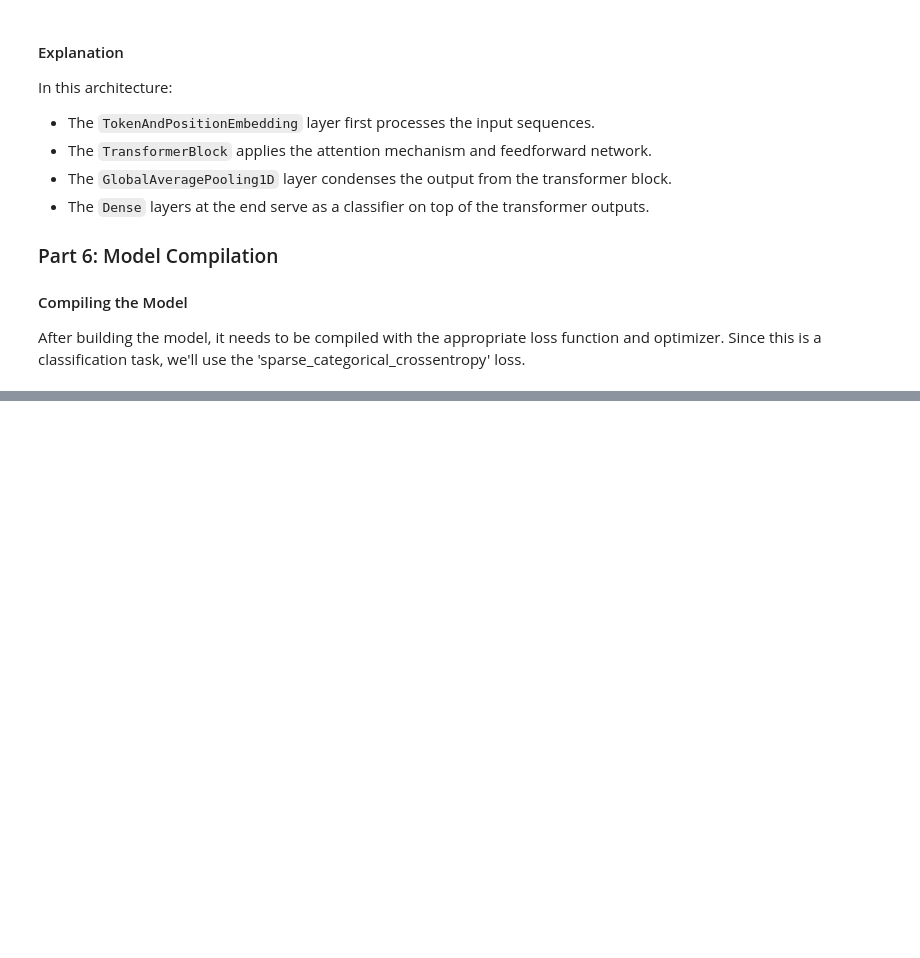
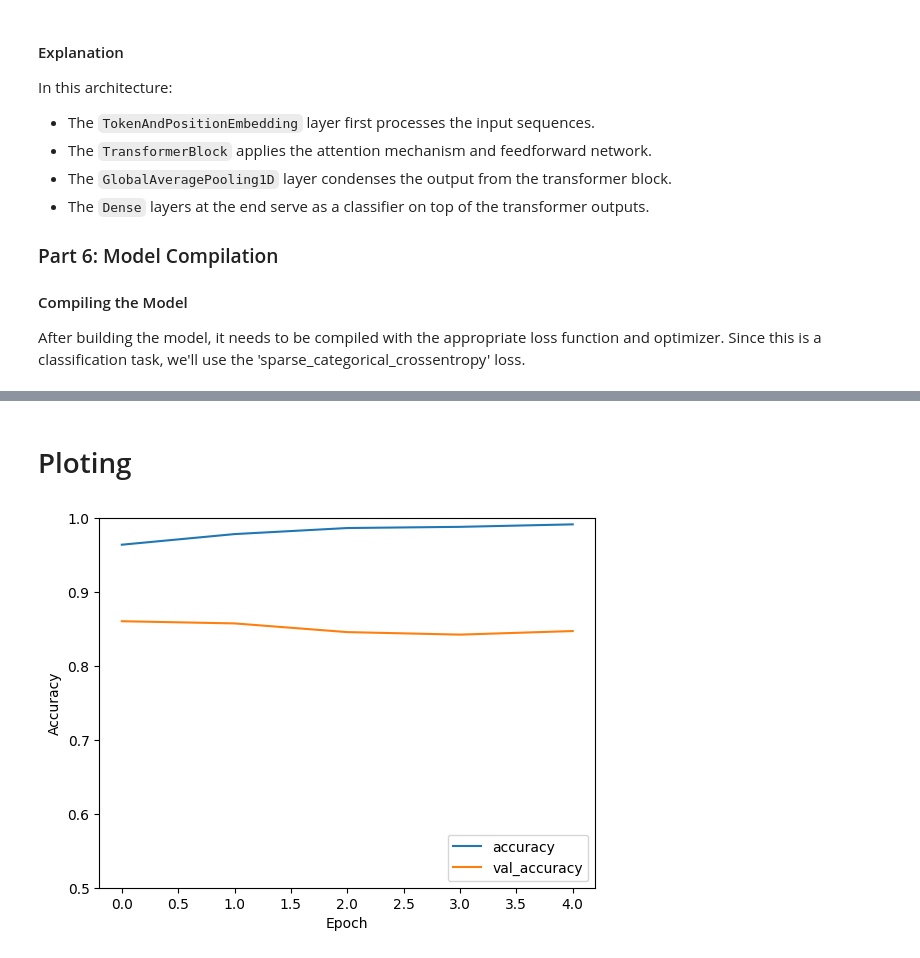
Before and after one commit to pixselve-school/AI_KERICHARD_ADAM, a Jupyter notebook: TP3_4_Project/Exercices/Exercice1.ipynb, the cells around one changed output, grey strips where cells are left out. Drawn from its saved outputs; the diff is of its cells as text; code cells hidden in the pictures; blank space fills up the shorter version.

```diff
--- a/TP3_4_Project/Exercices/Exercice1.ipynb
+++ b/TP3_4_Project/Exercices/Exercice1.ipynb
@@ -129,3 +93,10 @@ NameError: name 'ds' is not defined
+# %%
+vocab_size = 20000  # Only consider the top 20k words
+maxlen = 200  # Only consider the first 200 words of each movie review
+
+(x_train, y_train), (x_val, y_val) = keras.datasets.imdb.load_data(num_words=vocab_size)
+x_train = keras.utils.pad_sequences(x_train, maxlen=maxlen)
+x_val = keras.utils.pad_sequences(x_val, maxlen=maxlen)
 # %% [markdown]
 
 
@@ -134,4 +105,17 @@ NameError: name 'ds' is not defined
 #### Creating the Classifier Model
 
 Now, we will use the previously defined Transformer block to build our classifier model. The model architecture is designed to process the input text, apply the Transformer block, and then classify the text into appropriate categories.
+# %%
+class TokenAndPositionEmbedding(layers.Layer):
+    def __init__(self, maxlen, vocab_size, embed_dim):
+        super().__init__()
+        self.token_emb = layers.Embedding(input_dim=vocab_size, output_dim=embed_dim)
+        self.pos_emb = layers.Embedding(input_dim=maxlen, output_dim=embed_dim)
+
+    def call(self, x):
+        maxlen = tf.shape(x)[-1]
+        positions = tf.range(start=0, limit=maxlen, delta=1)
+        positions = self.pos_emb(positions)
+        x = self.token_emb(x)
+        return x + positions
 # %%
@@ -171,6 +154,4 @@ In this architecture:
 
 After building the model, it needs to be compiled with the appropriate loss function and optimizer. Since this is a classification task, we'll use the 'sparse_categorical_crossentropy' loss.
 # %%
-model.compile(optimizer="adam",
-              loss="sparse_categorical_crossentropy",
-              metrics=["accuracy"])
+model.compile(optimizer="adam", loss="sparse_categorical_crossentropy", metrics=["accuracy"])
@@ -184,0 +158,2 @@ model.compile(optimizer="adam",
+# %%
+history = model.fit(x_train, y_train, batch_size=64, epochs=5, validation_data=(x_val, y_val))
@@ -184,0 +171,16 @@ model.compile(optimizer="adam",
+# %% [markdown]
+# Ploting
+# %%
+## Plotting
+import matplotlib.pyplot as plt
+
+plt.plot(history.history["accuracy"], label="accuracy")
+plt.plot(history.history["val_accuracy"], label="val_accuracy")
+plt.xlabel("Epoch")
+plt.ylabel("Accuracy")
+plt.ylim([0.5, 1])
+plt.legend(loc="lower right")
+
+plt.show()
+# %% [output]
+[figure, added]
```
Also changed, not shown: parts of 13 cells of this notebook, 2 other files.
